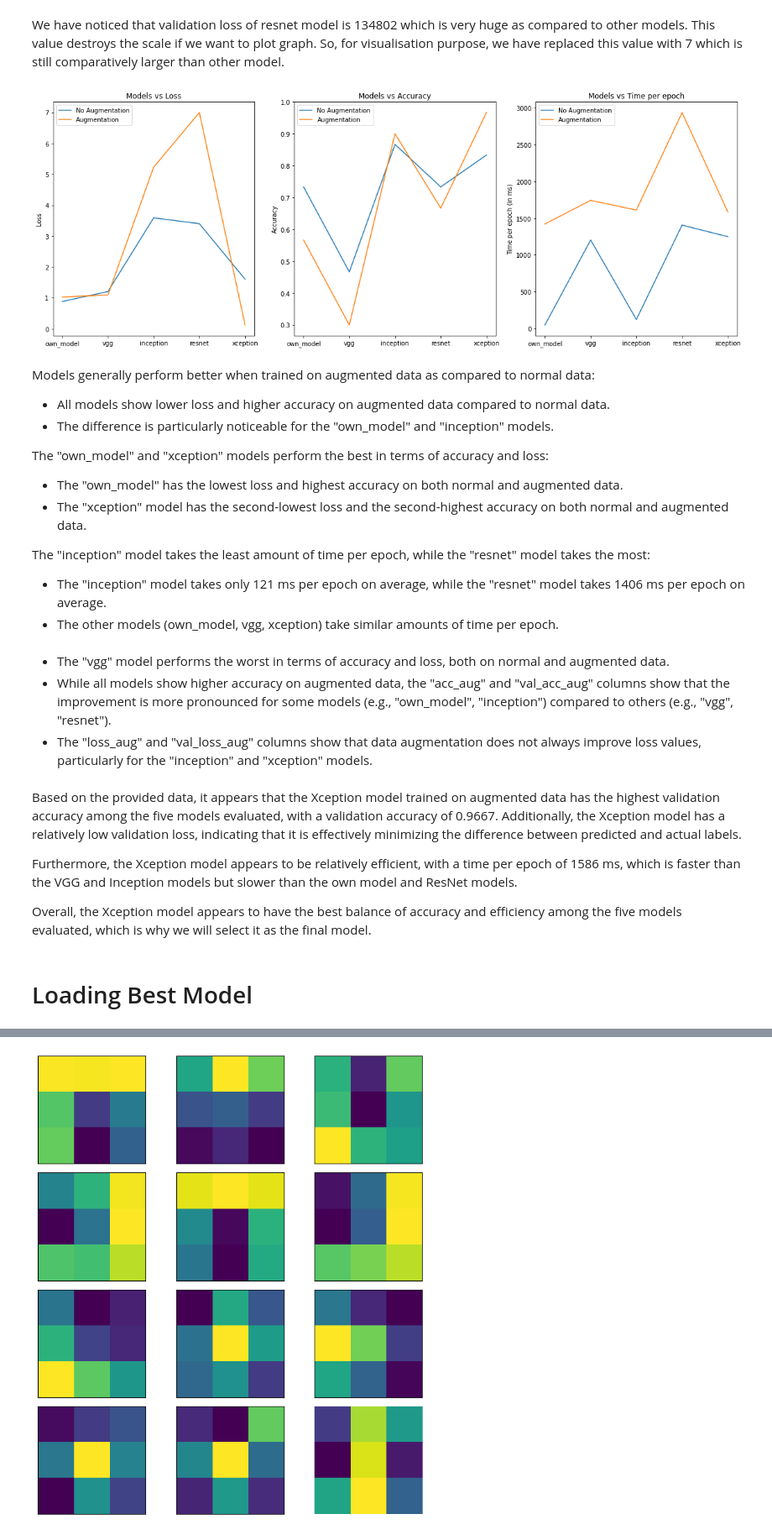
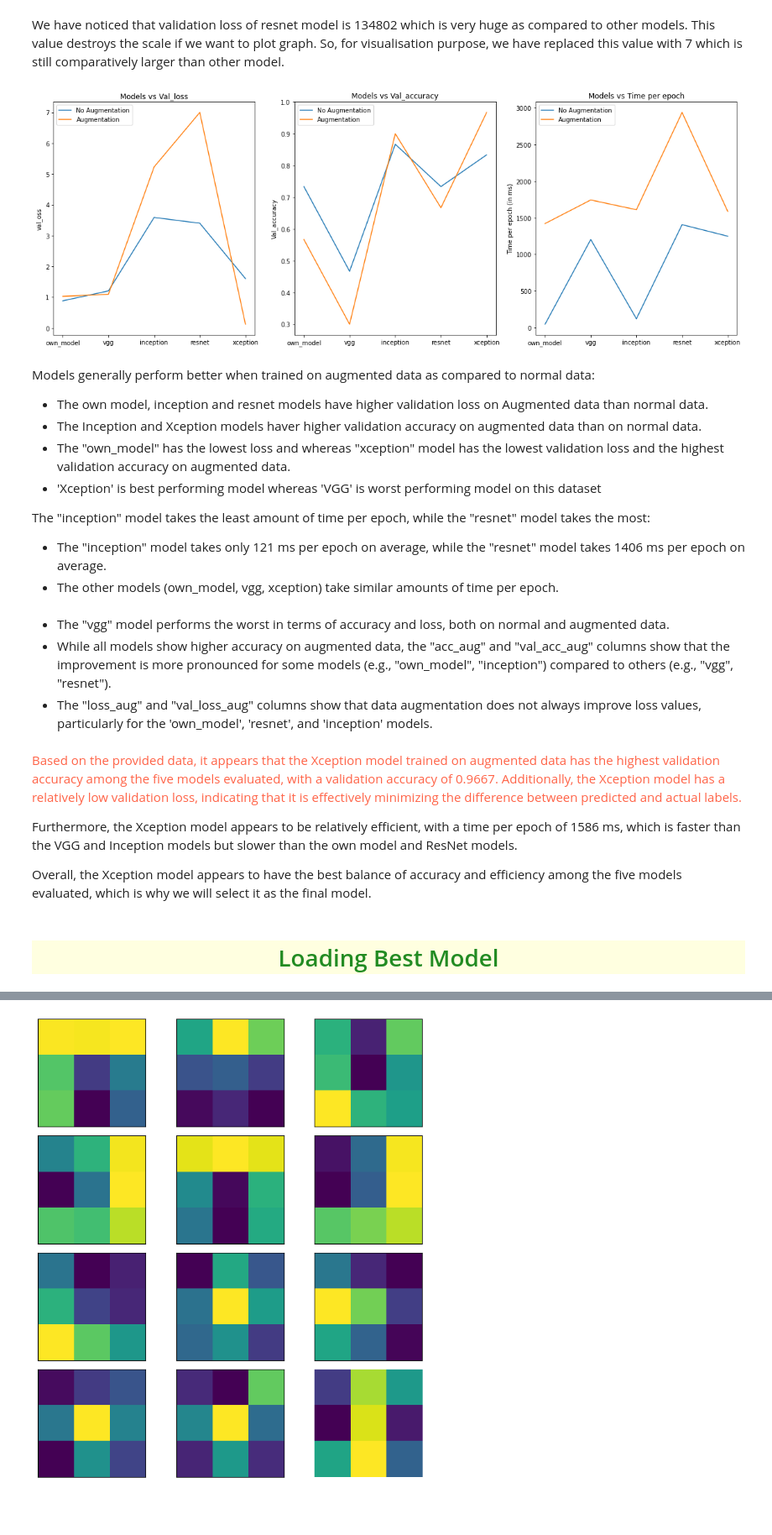
Before and after one commit to mdushetwar/RiceLeafDisease-ImageClassification, a Jupyter notebook: PRCP_1001_RiceLeaf_final.ipynb, the cells around one changed output, grey strips where cells are left out. Shown at 84% size. Saved outputs shown, nothing was run; the diff lists cells and outputs as text; code cells hidden in the pictures; blank space fills up the shorter version.

```diff
--- a/PRCP_1001_RiceLeaf_final.ipynb
+++ b/PRCP_1001_RiceLeaf_final.ipynb
@@ -1193,38 +1197,35 @@ We have noticed that validation loss of resnet model is 134802 which is very hug
 # %%
 plt.figure(figsize=(20,7))
 
 plt.subplot(1,3,1)
 plt.plot(models.model, models.val_loss)
 plt.plot(models.model, models.val_loss_aug)
 plt.legend(['No Augmentation', 'Augmentation'])
-plt.ylabel('Loss')
-plt.title('Models vs Loss');
+plt.ylabel('val_loss')
+plt.title('Models vs Val_loss');
 
 plt.subplot(1,3,2)
 plt.plot(models.model, models.val_acc)
 plt.plot(models.model, models.val_acc_aug)
 plt.legend(['No Augmentation', 'Augmentation'])
-plt.ylabel('Accuracy')
-plt.title('Models vs Accuracy')
+plt.ylabel('Val_accuracy')
+plt.title('Models vs Val_accuracy')
 
 plt.subplot(1,3,3)
 plt.plot(models.model, models.time_ms)
 plt.plot(models.model, models.time_ms_aug)
 plt.legend(['No Augmentation', 'Augmentation'])
 plt.ylabel('Time per epoch (in ms)')
 plt.title('Models vs Time per epoch');
 # %% [output]
-[figure, old version]
+[figure, new version]
 # %% [markdown]
 Models generally perform better when trained on augmented data as compared to normal data:
 
-- All models show lower loss and higher accuracy on augmented data compared to normal data.
-- The difference is particularly noticeable for the "own_model" and "inception" models.
-
-The "own_model" and "xception" models perform the best in terms of accuracy and loss:
-
-- The "own_model" has the lowest loss and highest accuracy on both normal and augmented data.
-- The "xception" model has the second-lowest loss and the second-highest accuracy on both normal and augmented data.
+- The own model, inception and resnet models have higher validation loss on Augmented data than normal data.
+- The Inception and Xception models haver higher validation accuracy on augmented data than on normal data.
+- The "own_model" has the lowest loss and whereas "xception" model has the lowest validation loss and the highest validation accuracy on augmented data.
+- 'Xception' is best performing model whereas 'VGG' is worst performing model on this dataset
 
 The "inception" model takes the least amount of time per epoch, while the "resnet" model takes the most:
 
@@ -1233,14 +1234,14 @@ The "inception" model takes the least amount of time per epoch, while the "resne
 # %% [markdown]
 - The "vgg" model performs the worst in terms of accuracy and loss, both on normal and augmented data.
 - While all models show higher accuracy on augmented data, the "acc_aug" and "val_acc_aug" columns show that the improvement is more pronounced for some models (e.g., "own_model", "inception") compared to others (e.g., "vgg", "resnet").
-- The "loss_aug" and "val_loss_aug" columns show that data augmentation does not always improve loss values, particularly for the "inception" and "xception" models.
+- The "loss_aug" and "val_loss_aug" columns show that data augmentation does not always improve loss values, particularly for the 'own_model', 'resnet', and 'inception' models.
 # %% [markdown]
-Based on the provided data, it appears that the Xception model trained on augmented data has the highest validation accuracy among the five models evaluated, with a validation accuracy of 0.9667. Additionally, the Xception model has a relatively low validation loss, indicating that it is effectively minimizing the difference between predicted and actual labels.
+<font color='tomato'>Based on the provided data, it appears that the Xception model trained on augmented data has the highest validation accuracy among the five models evaluated, with a validation accuracy of 0.9667. Additionally, the Xception model has a relatively low validation loss, indicating that it is effectively minimizing the difference between predicted and actual labels.
 
 Furthermore, the Xception model appears to be relatively efficient, with a time per epoch of 1586 ms, which is faster than the VGG and Inception models but slower than the own model and ResNet models.
 
 Overall, the Xception model appears to have the best balance of accuracy and efficiency among the five models evaluated, which is why we will select it as the final model.
-# %% [markdown]
-# Loading Best Model
+# %% [markdown]
+<h1 style="font-family:verdana; color:#228B22; background-color:#FFFFE0;text-align: center;">Loading Best Model</h1>
 # %%
 xception_model.load_weights('xception_aug.weights.best.hdf5')
```
Also changed, not shown: parts of 45 cells of this notebook.
